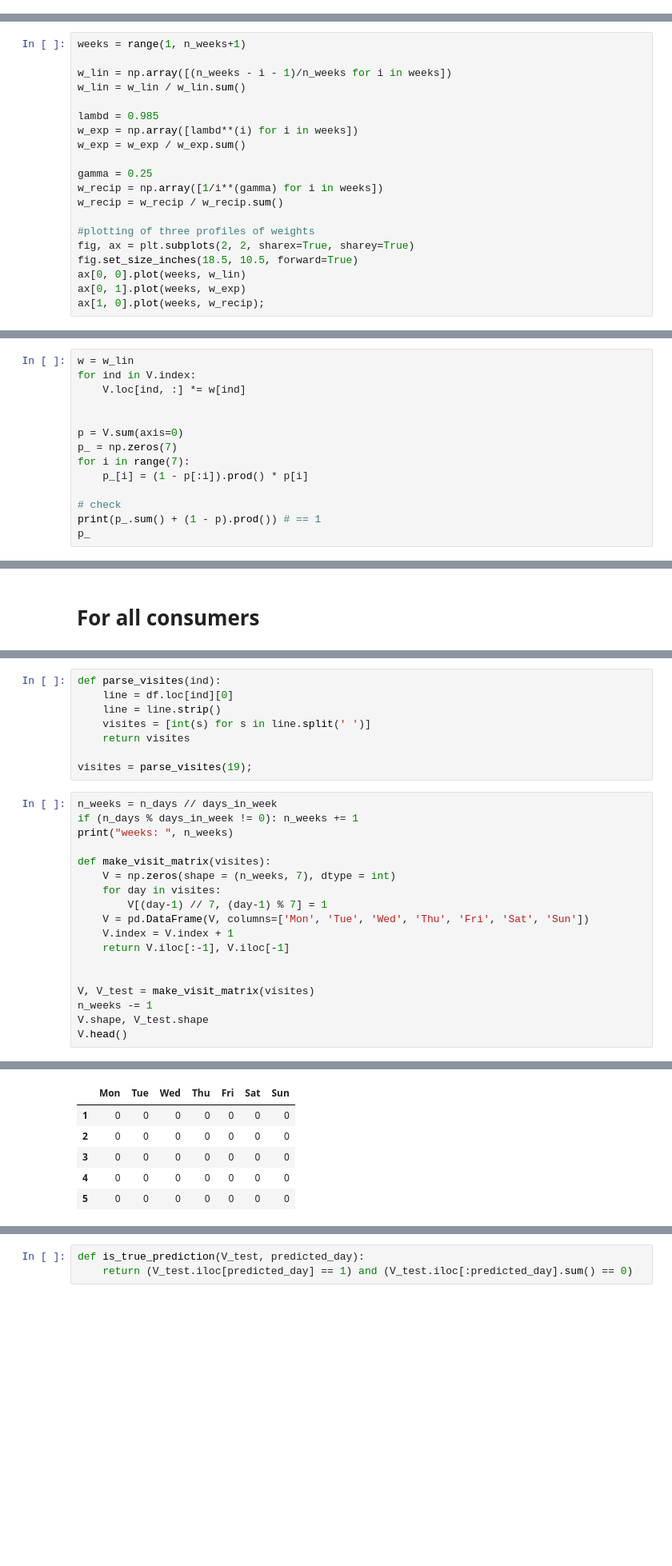
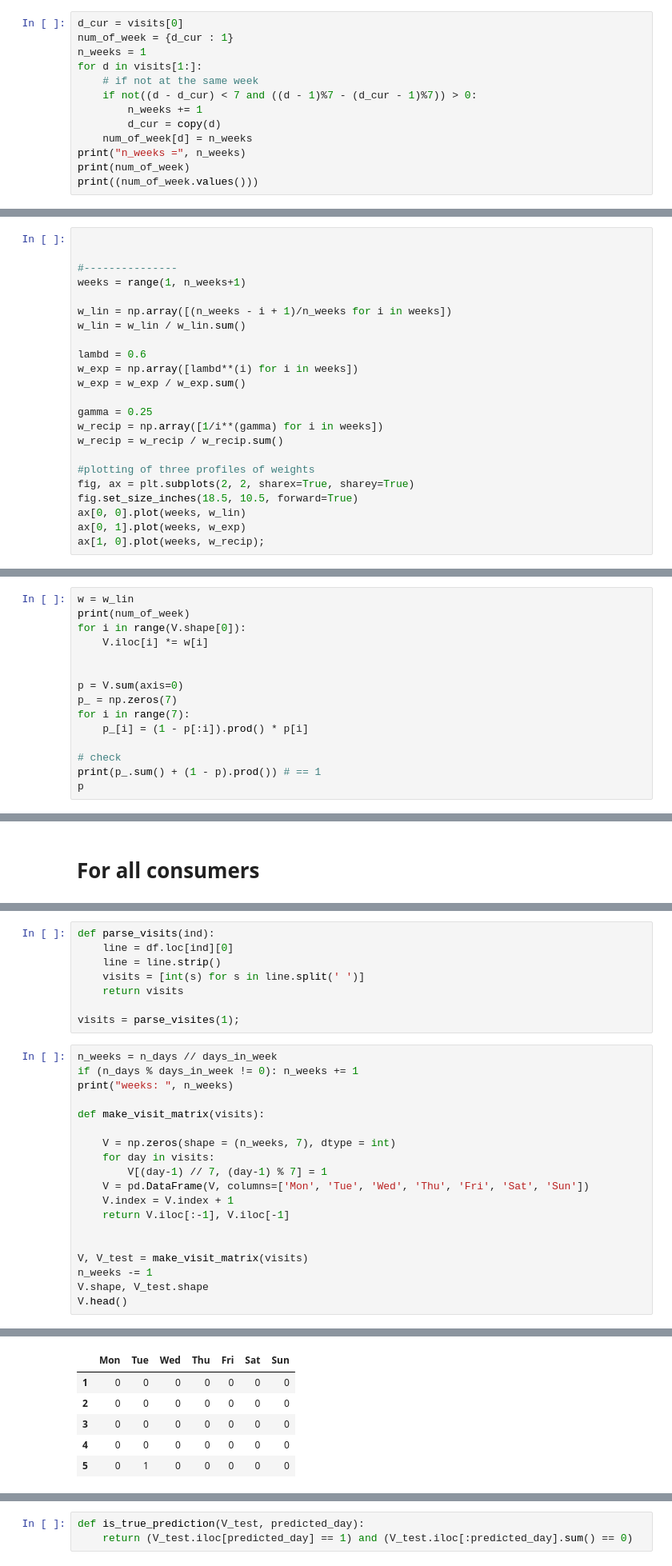
Before and after one commit to pbilinskyi/prediction-of-visits, a Jupyter notebook: notebook.ipynb, the cells around one changed output, grey strips where cells are left out. Shown: that part at 80% size. Drawn from its saved outputs; the diff is of its cells as text; blank space fills up the shorter version.

```diff
--- a/notebook.ipynb
+++ b/notebook.ipynb
@@ -106,3 +116,16 @@ predicted_day = np.argmax(p_)
 predicted_day;
 # %% [markdown]
 ## With weights (algorithm 1.0)
+# %%
+d_cur = visits[0]
+num_of_week = {d_cur : 1}
+n_weeks = 1
+for d in visits[1:]:
+    # if not at the same week
+    if not((d - d_cur) < 7 and ((d - 1)%7 - (d_cur - 1)%7)) > 0:
+        n_weeks += 1
+        d_cur = copy(d)
+    num_of_week[d] = n_weeks
+print("n_weeks =", n_weeks)
+print(num_of_week)
+print((num_of_week.values()))
@@ -109,10 +136,13 @@ predicted_day;
 # %%
+
+
+#---------------
 weeks = range(1, n_weeks+1)
 
-w_lin = np.array([(n_weeks - i - 1)/n_weeks for i in weeks])
+w_lin = np.array([(n_weeks - i + 1)/n_weeks for i in weeks])
 w_lin = w_lin / w_lin.sum()
 
-lambd = 0.985
+lambd = 0.6
 w_exp = np.array([lambd**(i) for i in weeks])
 w_exp = w_exp / w_exp.sum()
 
@@ -132,8 +162,9 @@ ax[1, 0].plot(weeks, w_recip);
 Count weighted probabilities p and p_
 # %%
 w = w_lin
-for ind in V.index:
-    V.loc[ind, :] *= w[ind]
+print(num_of_week)
+for i in range(V.shape[0]):
+    V.iloc[i] *= w[i]
 
 
 p = V.sum(axis=0)
@@ -143,5 +174,5 @@ for i in range(7):
 
 # check
 print(p_.sum() + (1 - p).prod()) # == 1
-p_
+p
 # %% [output]
@@ -194,39 +232,40 @@ df.loc[1][0]
 # %% [output]
 ' 30 84 126 135 137 179 242 342 426 456 460 462 483 594 600 604 704 723 744 787 804 886 924 928 946 954 1039 1040 1052'
 # %%
-def parse_visites(ind):
+def parse_visits(ind):
     line = df.loc[ind][0]
     line = line.strip()
-    visites = [int(s) for s in line.split(' ')]
-    return visites
+    visits = [int(s) for s in line.split(' ')]
+    return visits
 
-visites = parse_visites(19);
+visits = parse_visites(1);
 # %%
 n_weeks = n_days // days_in_week
 if (n_days % days_in_week != 0): n_weeks += 1
 print("weeks: ", n_weeks)
 
-def make_visit_matrix(visites):
+def make_visit_matrix(visits):
+
     V = np.zeros(shape = (n_weeks, 7), dtype = int)
-    for day in visites:
+    for day in visits:
         V[(day-1) // 7, (day-1) % 7] = 1
     V = pd.DataFrame(V, columns=['Mon', 'Tue', 'Wed', 'Thu', 'Fri', 'Sat', 'Sun'])
     V.index = V.index + 1
     return V.iloc[:-1], V.iloc[-1]
 
 
-V, V_test = make_visit_matrix(visites)
+V, V_test = make_visit_matrix(visits)
 n_weeks -= 1
 V.shape, V_test.shape
 V.head()
 # %% [output]
 weeks:  157
 |  | Mon | Tue | Wed | Thu | Fri | Sat | Sun |
 | 1 | 0 | 0 | 0 | 0 | 0 | 0 | 0 |
 | 2 | 0 | 0 | 0 | 0 | 0 | 0 | 0 |
 | 3 | 0 | 0 | 0 | 0 | 0 | 0 | 0 |
 | 4 | 0 | 0 | 0 | 0 | 0 | 0 | 0 |
-| 5 | 0 | 0 | 0 | 0 | 0 | 0 | 0 |
+| 5 | 0 | 1 | 0 | 0 | 0 | 0 | 0 |
 # %%
 def drop_empty_weeks(V):
     for i in V.index:
```
Also changed, not shown: parts of 21 cells of this notebook, 2 other files.
